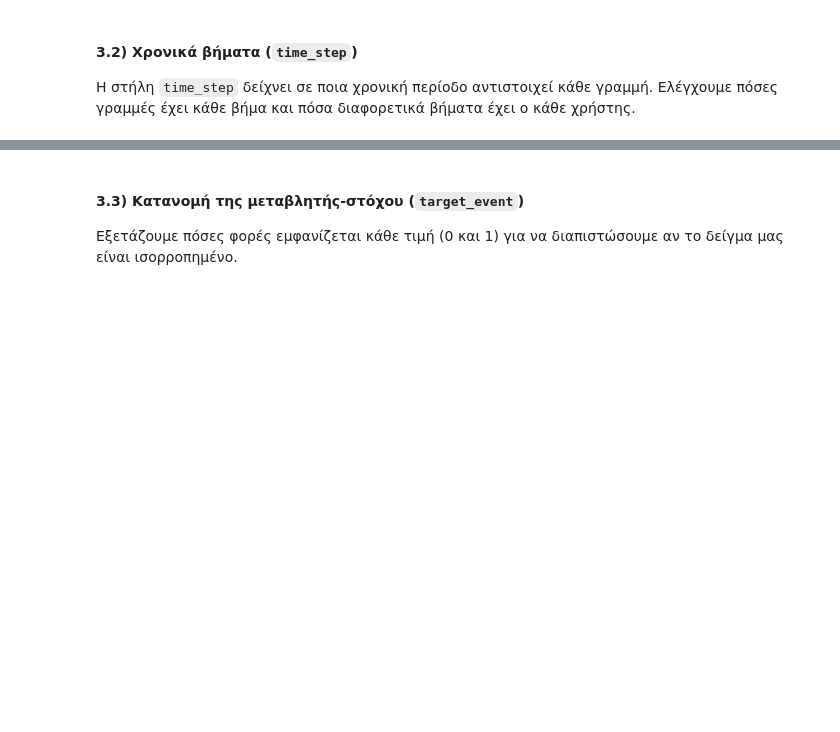
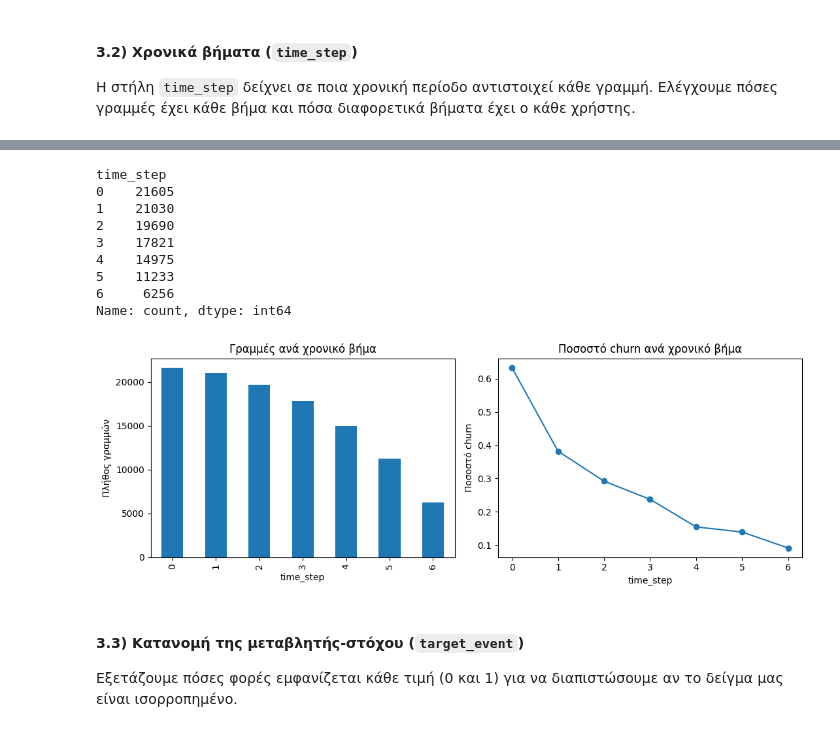
Before and after one commit to mariapourgianou/thesis-churn-prediction, a Jupyter notebook: Classification.ipynb, the cells around one changed output, grey strips where cells are left out. Saved outputs shown, nothing was run; the diff lists cells and outputs as text; code cells hidden in the pictures; blank space fills up the shorter version.

```diff
--- a/Classification.ipynb
+++ b/Classification.ipynb
@@ -285,3 +261,34 @@ Name: time_step, dtype: float64
+# %%
+print(df['time_step'].value_counts().sort_index())
+
+fig, ax = plt.subplots(1, 2, figsize=(11, 4))
+
+# Αριστερά: πόσες γραμμές έχει κάθε time_step
+df['time_step'].value_counts().sort_index().plot.bar(ax=ax[0])
+ax[0].set_xlabel('time_step')
+ax[0].set_ylabel('Πλήθος γραμμών')
+ax[0].set_title('Γραμμές ανά χρονικό βήμα')
+
+# Δεξιά: ποσοστό churn σε κάθε time_step
+df.groupby('time_step')['target_event'].mean().plot(marker='o', ax=ax[1])
+ax[1].set_xlabel('time_step')
+ax[1].set_ylabel('Ποσοστό churn')
+ax[1].set_title('Ποσοστό churn ανά χρονικό βήμα')
+
+plt.tight_layout()
+plt.savefig('eda_time_step.png', dpi=150)
+plt.show()
+# %% [output]
+time_step
+0    21605
+1    21030
+2    19690
+3    17821
+4    14975
+5    11233
+6     6256
+Name: count, dtype: int64
+[figure, added]
 # %% [markdown]
 #### 3.3) Κατανομή της μεταβλητής-στόχου (`target_event`)
 
```
Also changed, not shown: parts of 8 cells of this notebook, 2 other files.
